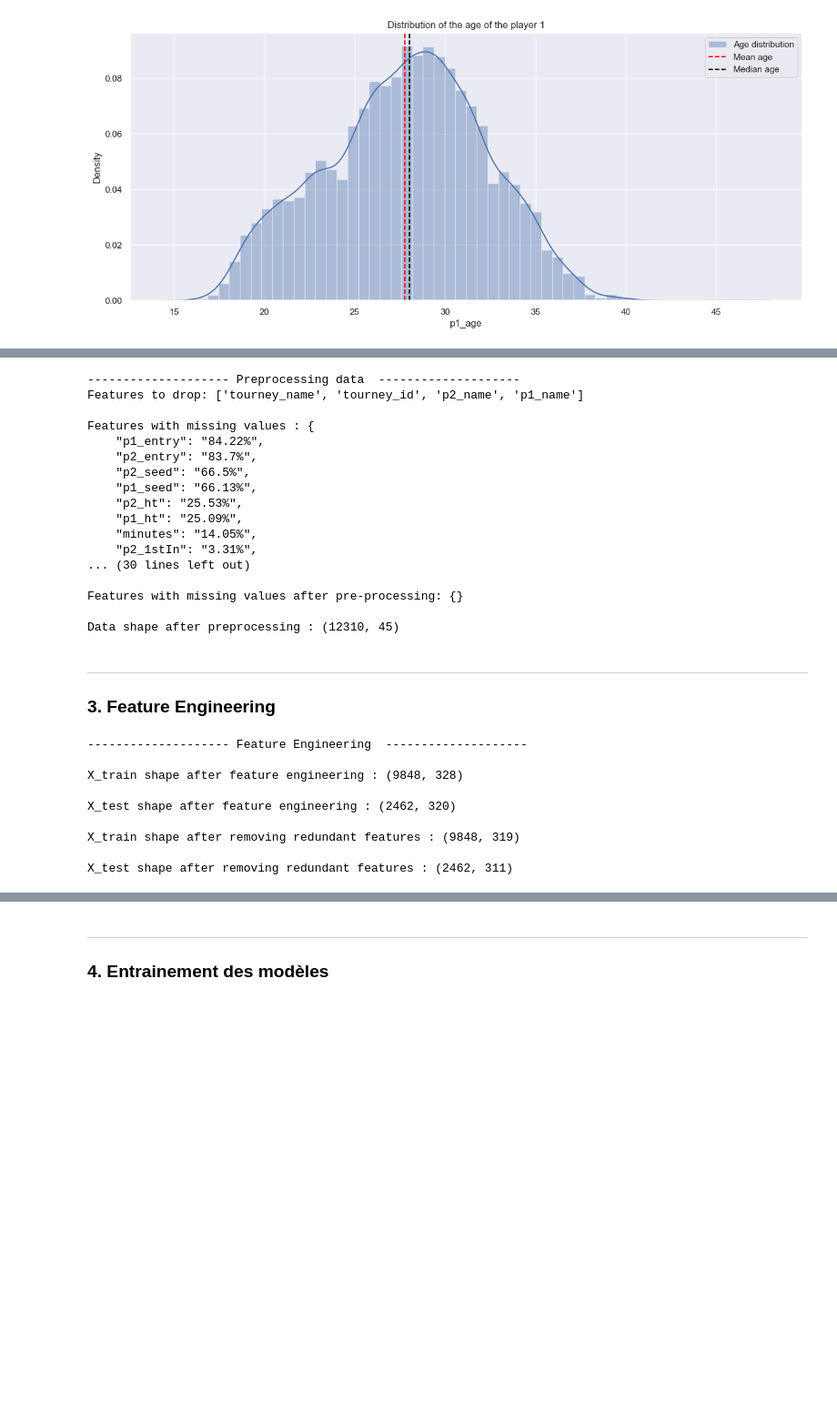
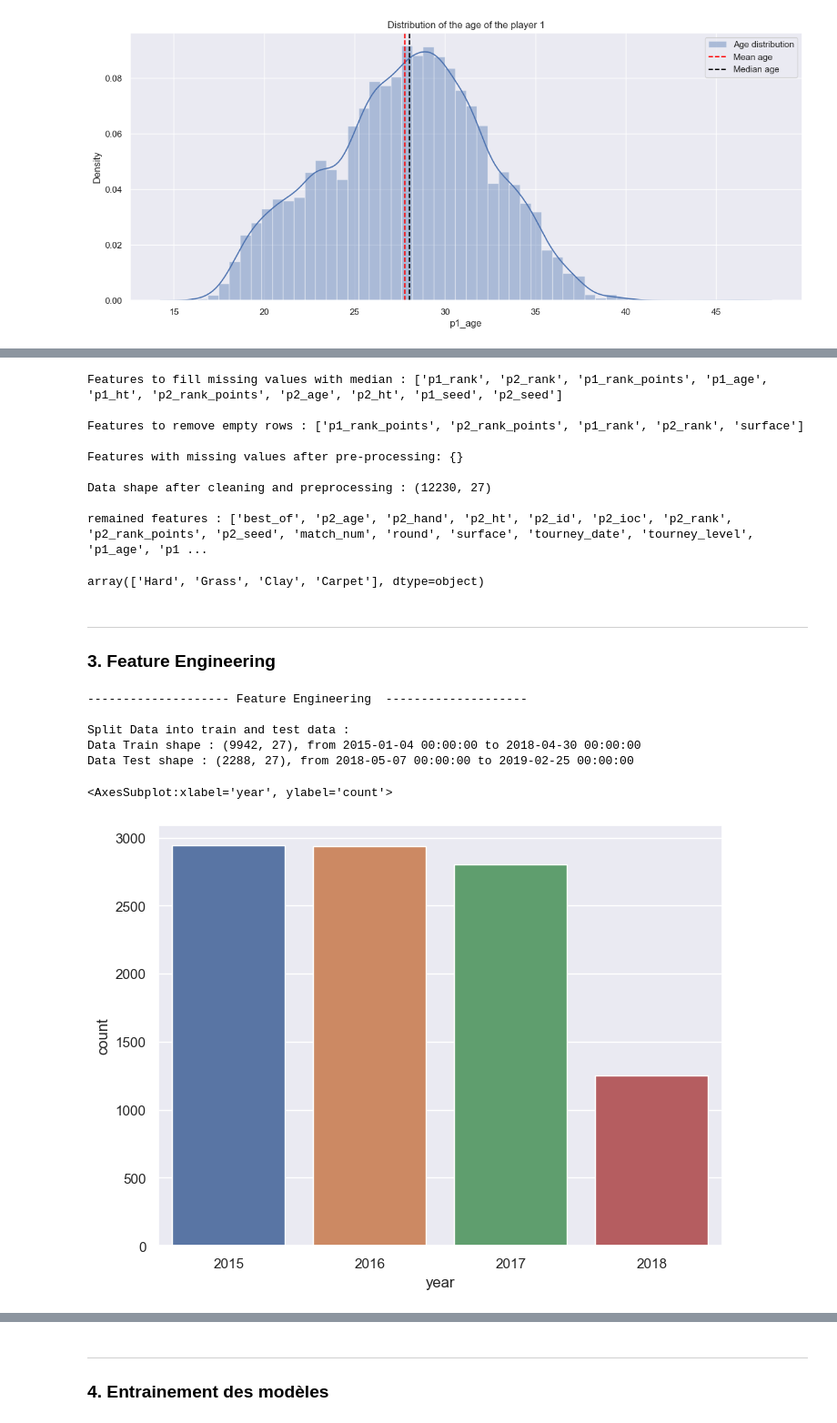
Before and after one commit to siwaar/Tennis_prediction, a Jupyter notebook: ABBES_Siwar_LBC_UseCase.ipynb, the cells around one changed output, grey strips where cells are left out. Shown at 91% size. Drawn from its saved outputs; the diff is of its cells as text; code cells hidden in the pictures; blank space fills up the shorter version.

```diff
--- a/ABBES_Siwar_LBC_final_version.ipynb
+++ b/ABBES_Siwar_LBC_UseCase.ipynb
@@ -384,0 +436,5 @@ games during match[['4', '6'], ['6', '3'], ['6', '4']]
+# %%
+# To avoid analytical errors, we will convert numerical values of string format to float type.
+numeric_columns = ['p1_rank', 'p2_rank', 'p1_age', 'p2_age', 'p1_ht', 'p2_ht']
+preprocessed_data[numeric_columns] = preprocessed_data[numeric_columns].astype(float)
+preprocessed_data.head()
@@ -455,37 +505,34 @@ class PreProcessing:
 # %%
-params = {
-'features_to_drop': ['tourney_name', 'tourney_id', 'p2_name', 'p1_name'],
+params.update({
+'features_to_remove_nan_values': ['p1_rank_points', 'p2_rank_points', 'p1_rank', 'p2_rank', 'surface'],
+'features_to_fill_by_median': [ 'p1_rank','p2_rank', 'p1_rank_points', 'p1_age', 'p1_ht',
+                                'p2_rank_points', 'p2_age', 'p2_ht',  'p1_seed', 'p2_seed']
 
-'features_to_fill_by_median': ['p1_1stIn', 'p1_1stWon', 'p1_2ndWon', 'p1_SvGms', 'p1_ace', 'p1_bpFaced', 'p1_bpSaved',
-                               'p1_df', 'p1_svpt', 'p1_rank', 'p1_rank_points', 'p1_age', 'p1_ht', 'p2_1stIn', 'p2_1stWon',
-                               'p2_2ndWon', 'p2_SvGms', 'p2_ace', 'p2_bpFaced', 'p2_bpSaved', 'p2_df', 'p2_svpt', 'p2_rank',
-                               'p2_rank_points', 'p2_age', 'p2_ht', 'minutes'],
-'features_to_fill_by_new_category': ['p1_seed', 'p1_entry', 'p2_seed', 'p2_entry']
-}
+})
 # %%
 # Preprocess data
-preprocessing = PreProcessing(data, params['features_to_drop'],  \
-    params['features_to_fill_by_median'], params['features_to_fill_by_new_category'])
+## Let's now count the number and the percentage of None values in our data set
+## drop redundant and features that are not known before the match
+preprocessing = PreProcessing(preprocessed_data, params['features_to_drop'],  \
+    params['features_to_fill_by_median'], params['features_to_remove_nan_values'])
 preprocessing.preprocess()
-print(f'\nData shape after preprocessing : {preprocessing.data.shape}')
+print(f'\nData shape after cleaning and preprocessing : {preprocessing.data.shape}')
+preprocessed_data = preprocessing.data
+print(f"\nremained features : {list(preprocessed_data.columns)}")
 # %% [output]
--------------------- Preprocessing data  --------------------
-Features to drop: ['tourney_name', 'tourney_id', 'p2_name', 'p1_name']
+Features to fill missing values with median : ['p1_rank', 'p2_rank', 'p1_rank_points', 'p1_age', 'p1_ht', 'p2_rank_points', 'p2_age', 'p2_ht', 'p1_seed', 'p2_seed']
 
-Features with missing values : {
-    "p1_entry": "84.22%",
-    "p2_entry": "83.7%",
-    "p2_seed": "66.5%",
-    "p1_seed": "66.13%",
-    "p2_ht": "25.53%",
-    "p1_ht": "25.09%",
-    "minutes": "14.05%",
-    "p2_1stIn": "3.31%",
-... (30 lines left out)
+Features to remove empty rows : ['p1_rank_points', 'p2_rank_points', 'p1_rank', 'p2_rank', 'surface']
 
 Features with missing values after pre-processing: {}
 
-Data shape after preprocessing : (12310, 45)
+Data shape after cleaning and preprocessing : (12230, 27)
+
+remained features : ['best_of', 'p2_age', 'p2_hand', 'p2_ht', 'p2_id', 'p2_ioc', 'p2_rank', 'p2_rank_points', 'p2_seed', 'match_num', 'round', 'surface', 'tourney_date', 'tourney_level', 'p1_age', 'p1 ...
+# %%
+preprocessed_data.surface.unique()
+# %% [output]
+array(['Hard', 'Grass', 'Clay', 'Carpet'], dtype=object)
 # %% [markdown]
 --------------------------------------------------------------------------------------------------------------
 <a id = 'engineering'></a>
@@ -687,13 +572,9 @@ params.update({
 # %%
 # Feature engineering
-X_train, X_test, y_train, y_test = apply_feature_engineering(preprocessing.data, params)
+X_train, X_test, y_train, y_test = train_test_split_per_time(preprocessing.data)
 # %% [output]
 -------------------- Feature Engineering  --------------------
 
-X_train shape after feature engineering : (9848, 328)
-
-X_test shape after feature engineering : (2462, 320)
-
-X_train shape after removing redundant features : (9848, 319)
-
-X_test shape after removing redundant features : (2462, 311)
+Split Data into train and test data :
+Data Train shape : (9942, 27), from 2015-01-04 00:00:00 to 2018-04-30 00:00:00
+Data Test shape : (2288, 27), from 2018-05-07 00:00:00 to 2019-02-25 00:00:00
@@ -699,0 +587,5 @@ X_test shape after removing redundant features : (2462, 311)
+# %%
+sns.countplot(X_train['year'])
+# %% [output]
+<AxesSubplot:xlabel='year', ylabel='count'>
+[figure, added]
```
Also changed, not shown: parts of 44 cells of this notebook, 9 other files.
